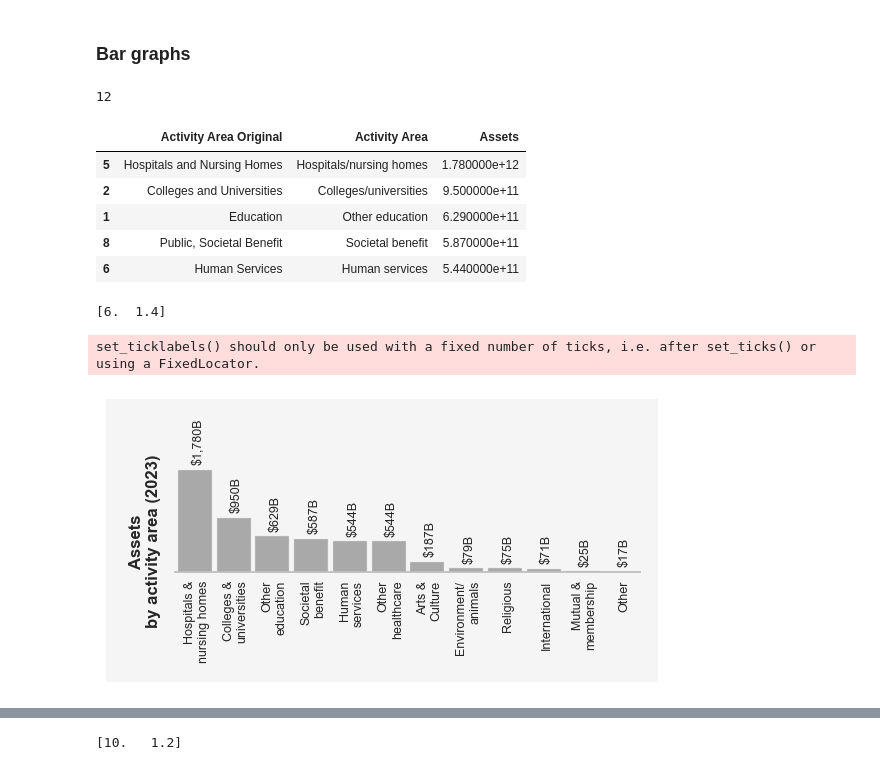
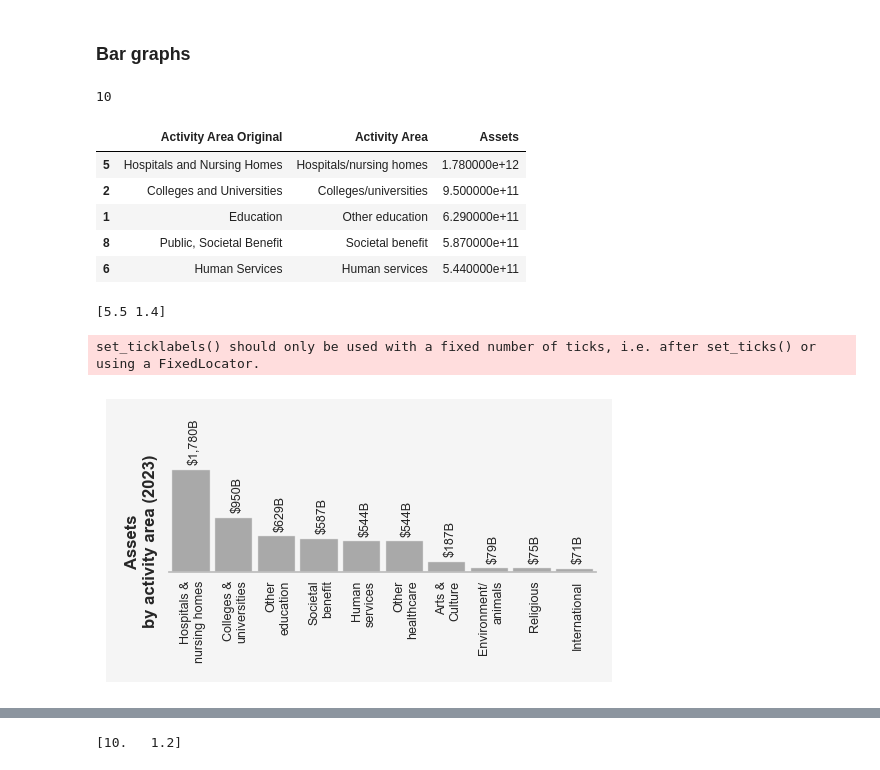
Before and after one commit to HFAwesomeCharts/MCNNonprofitEconomy, a Jupyter notebook: notebooks/MCN_NP_Economy_Figures.ipynb, the cells around one changed output, grey strips where cells are left out. Cells and saved outputs as stored; diff of their text form; code cells hidden in the pictures.

Commit message:
Removed membership and other from assets bar graph

```diff
--- a/notebooks/MCN_NP_Economy_Figures.ipynb
+++ b/notebooks/MCN_NP_Economy_Figures.ipynb
@@ -808,13 +808,17 @@ asset_clean_df.rename(
     inplace=True
 )
 
+# Get rid of mutual/membership benefit and other
+asset_clean_df = asset_clean_df[~asset_clean_df["Activity Area"].isin(["Mutual/membership", "Other"])]
+
 # Sort data
 asset_clean_df = asset_clean_df.sort_values("Assets", ascending=False)
 
+# print(asset_clean_df["Activity Area"].unique())
 print(len(asset_clean_df))
 asset_clean_df.head()
 # %% [output]
-12
+10
 |  | Activity Area Original | Activity Area | Assets |
 | 5 | Hospitals and Nursing Homes | Hospitals/nursing homes | 1.780000e+12 |
 | 2 | Colleges and Universities | Colleges/universities | 9.500000e+11 |
@@ -824,7 +828,7 @@ asset_clean_df.head()
 # %%
 # FIGURE: ASSETS
 
-fig, ax = plt.subplots(figsize=(6, 1.4))
+fig, ax = plt.subplots(figsize=(5.5, 1.4))
 
 plt.rcParams["font.family"] = bar_font_family
 
@@ -974,35 +978,35 @@ fig.add_artist(panel)
 # Make sure the graph is above the panel
 ax.set_zorder(1)
 
 # Add title
 pos = ax.get_position()
 
 title_pad = 0.065
 fig.text(
     x=panel.get_x() + title_pad,
     y=panel.get_y() + panel.get_height() / 2,
     s="Assets\nby activity area (2023)",
     ha="center",
     va="center",
     fontsize=bar_axis_titlesize,
     fontweight="bold",
     rotation=90,
     zorder=2
 )
 
 print(fig.get_size_inches())
 
 save_figure(
     fig,
     "assets_by_activity_area",
     dpi=300
 )
 
 plt.show()
 # %% [output]
-[6.  1.4]
+[5.5 1.4]
 set_ticklabels() should only be used with a fixed number of ticks, i.e. after set_ticks() or using a FixedLocator.
-[figure, old version]
+[figure, new version]
 # %%
 # DATA: REVENUE
 
```
Also changed, not shown: parts of 3 cells of this notebook, 3 other files.
